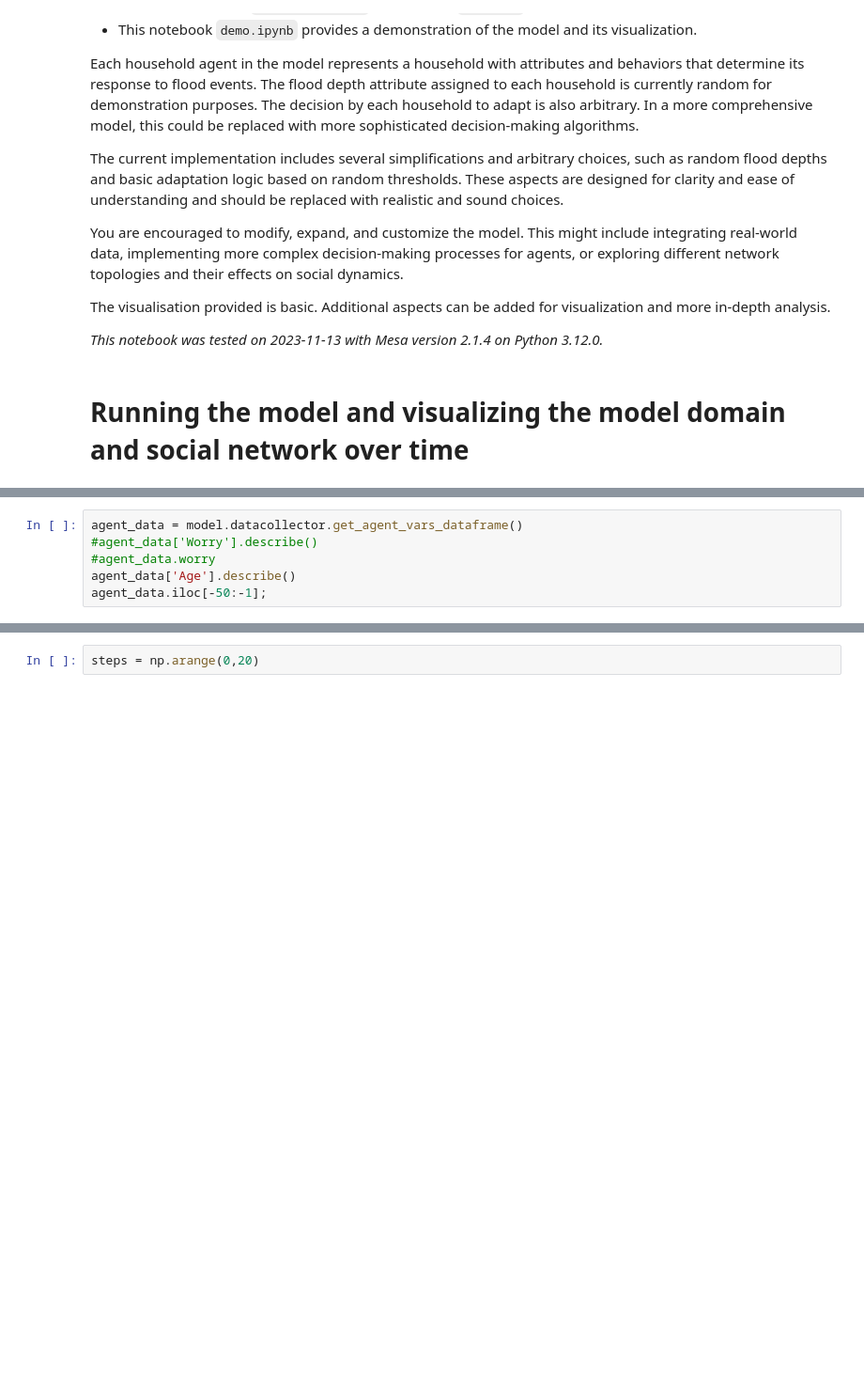
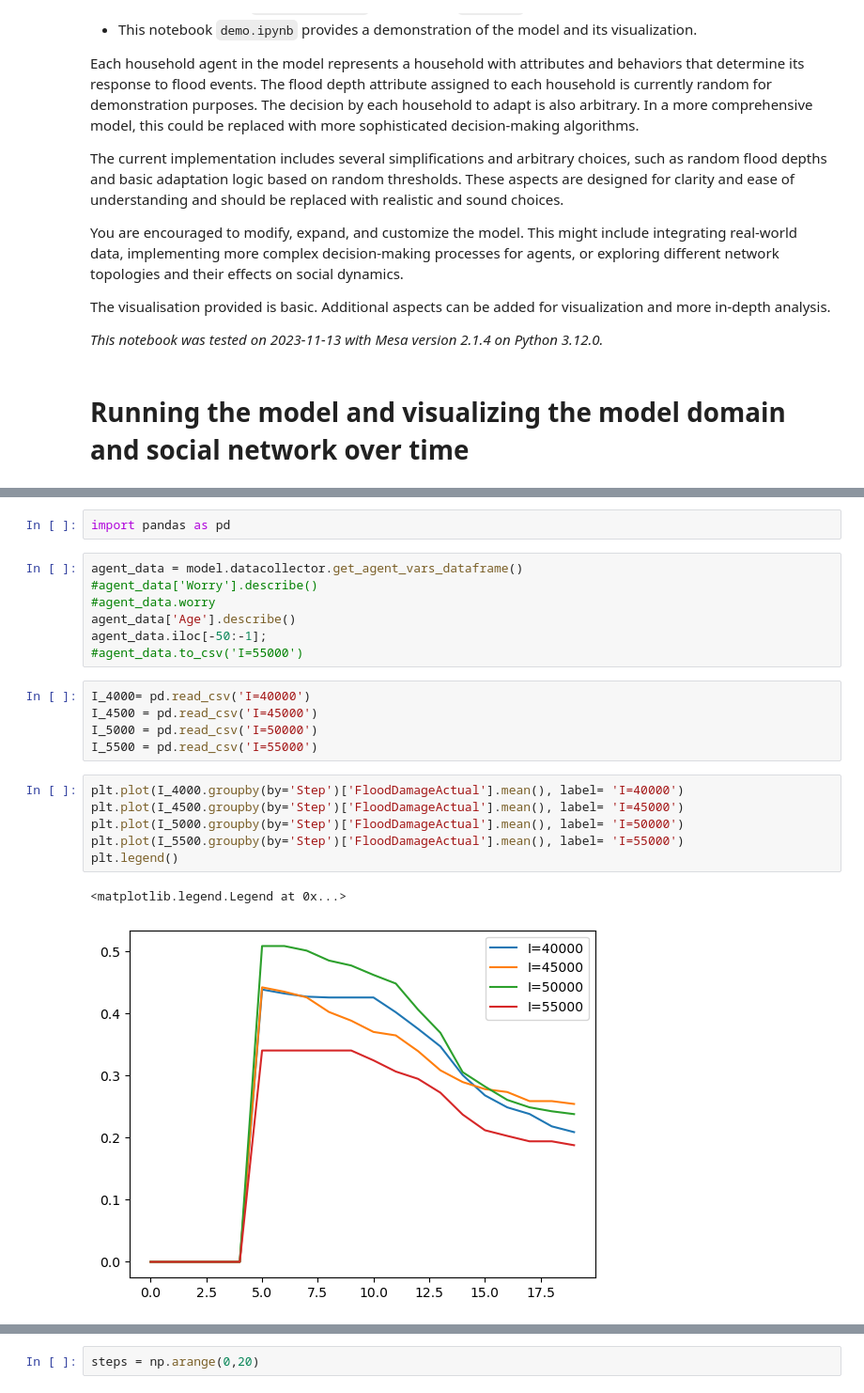
Before and after one commit to thomaslautenb/ABM, a Jupyter notebook: base_model_group1/base_model_mesa/model/demo.ipynb, the cells around one changed output, grey strips where cells are left out. Shown at 94% size. Drawn from its saved outputs; the diff is of its cells as text; blank space fills up the shorter version.

```diff
--- a/base_model_group1/base_model_mesa/model/demo.ipynb
+++ b/base_model_group1/base_model_mesa/model/demo.ipynb
@@ -88,9 +88,26 @@ for step in range(20):
+# %%
+import pandas as pd
 # %%
 agent_data = model.datacollector.get_agent_vars_dataframe()
 #agent_data['Worry'].describe()
 #agent_data.worry
 agent_data['Age'].describe()
 agent_data.iloc[-50:-1];
+#agent_data.to_csv('I=55000')
+# %%
+I_4000= pd.read_csv('I=40000')
+I_4500 = pd.read_csv('I=45000')
+I_5000 = pd.read_csv('I=50000')
+I_5500 = pd.read_csv('I=55000')
+# %%
+plt.plot(I_4000.groupby(by='Step')['FloodDamageActual'].mean(), label= 'I=40000')
+plt.plot(I_4500.groupby(by='Step')['FloodDamageActual'].mean(), label= 'I=45000')
+plt.plot(I_5000.groupby(by='Step')['FloodDamageActual'].mean(), label= 'I=50000')
+plt.plot(I_5500.groupby(by='Step')['FloodDamageActual'].mean(), label= 'I=55000')
+plt.legend()
+# %% [output]
+<matplotlib.legend.Legend at 0x...>
+[figure, added]
 # %%
 agent_data.iloc[-50:-1]['Self_Investment'].mean() #average of self_investment of all agent
 # %% [output]
```
Also changed, not shown: parts of 24 cells of this notebook, 6 other files.
